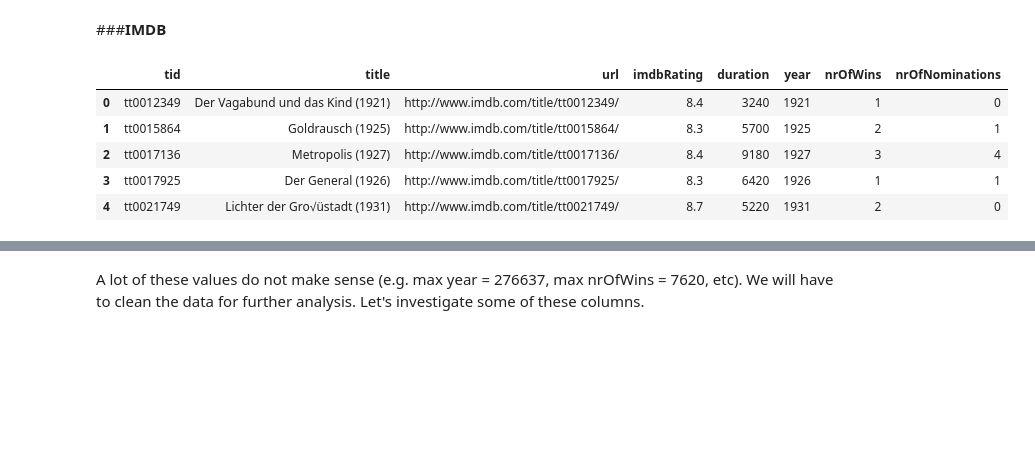
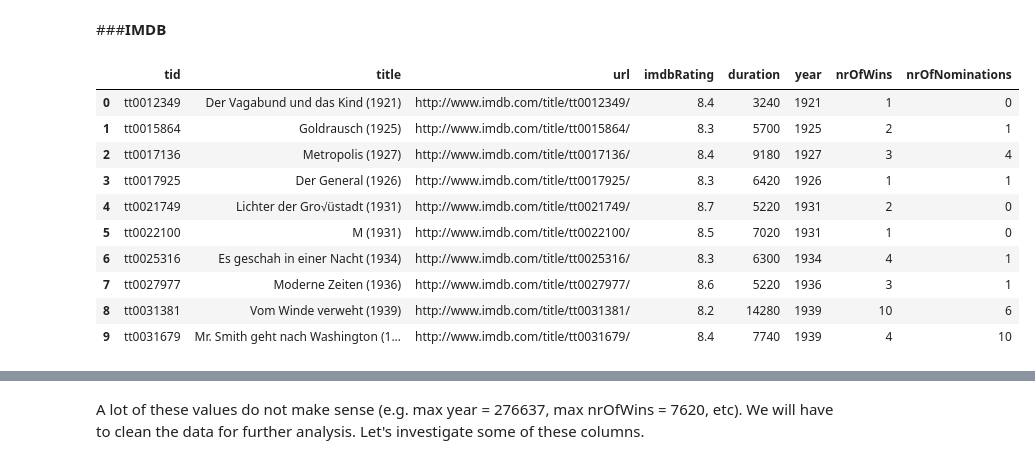
Before and after one commit to canon14/MovieRecommendationModel, a Jupyter notebook: MovieRecommendation.ipynb, the cells around one changed output, grey strips where cells are left out. Drawn from its saved outputs; the diff is of its cells as text; code cells hidden in the pictures; blank space fills up the shorter version.

```diff
--- a/MovieRecommendation.ipynb
+++ b/MovieRecommendation.ipynb
@@ -106,15 +106,22 @@ artist_attributes_df[artist_attributes_df['name'] == 'Dinesh']
 | 175206 | nm9696209 | Dinesh |
 # %% [markdown]
 ###**IMDB**
+# %%
+imdb_attributes_df = pd.read_csv('/content/imdb_attributes.csv')
 # %%
-imdb_attributes_df.head()
+imdb_attributes_df.head(10)
 # %% [output]
 |  | tid | title | url | imdbRating | duration | year | nrOfWins | nrOfNominations |
 | 0 | tt0012349 | Der Vagabund und das Kind (1921) | http://www.imdb.com/title/tt0012349/ | 8.4 | 3240 | 1921 | 1 | 0 |
 | 1 | tt0015864 | Goldrausch (1925) | http://www.imdb.com/title/tt0015864/ | 8.3 | 5700 | 1925 | 2 | 1 |
 | 2 | tt0017136 | Metropolis (1927) | http://www.imdb.com/title/tt0017136/ | 8.4 | 9180 | 1927 | 3 | 4 |
 | 3 | tt0017925 | Der General (1926) | http://www.imdb.com/title/tt0017925/ | 8.3 | 6420 | 1926 | 1 | 1 |
 | 4 | tt0021749 | Lichter der Gro√üstadt (1931) | http://www.imdb.com/title/tt0021749/ | 8.7 | 5220 | 1931 | 2 | 0 |
+| 5 | tt0022100 | M (1931) | http://www.imdb.com/title/tt0022100/ | 8.5 | 7020 | 1931 | 1 | 0 |
+| 6 | tt0025316 | Es geschah in einer Nacht (1934) | http://www.imdb.com/title/tt0025316/ | 8.3 | 6300 | 1934 | 4 | 1 |
+| 7 | tt0027977 | Moderne Zeiten (1936) | http://www.imdb.com/title/tt0027977/ | 8.6 | 5220 | 1936 | 3 | 1 |
+| 8 | tt0031381 | Vom Winde verweht (1939) | http://www.imdb.com/title/tt0031381/ | 8.2 | 14280 | 1939 | 10 | 6 |
+| 9 | tt0031679 | Mr. Smith geht nach Washington (1... | http://www.imdb.com/title/tt0031679/ | 8.4 | 7740 | 1939 | 4 | 10 |
 # %%
 imdb_attributes_df.info()
 # %% [output]
```
Also changed, not shown: parts of 5 cells of this notebook.
